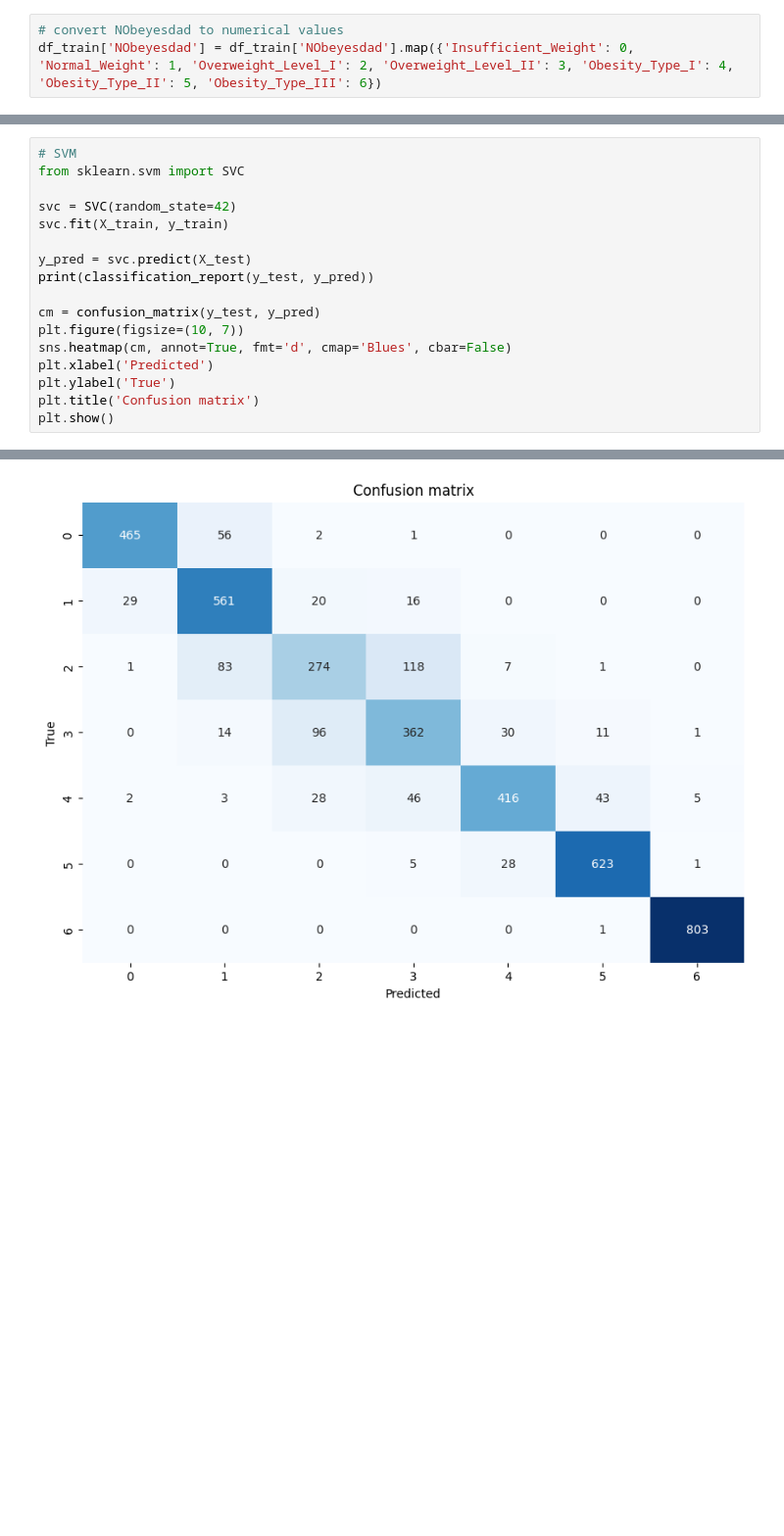
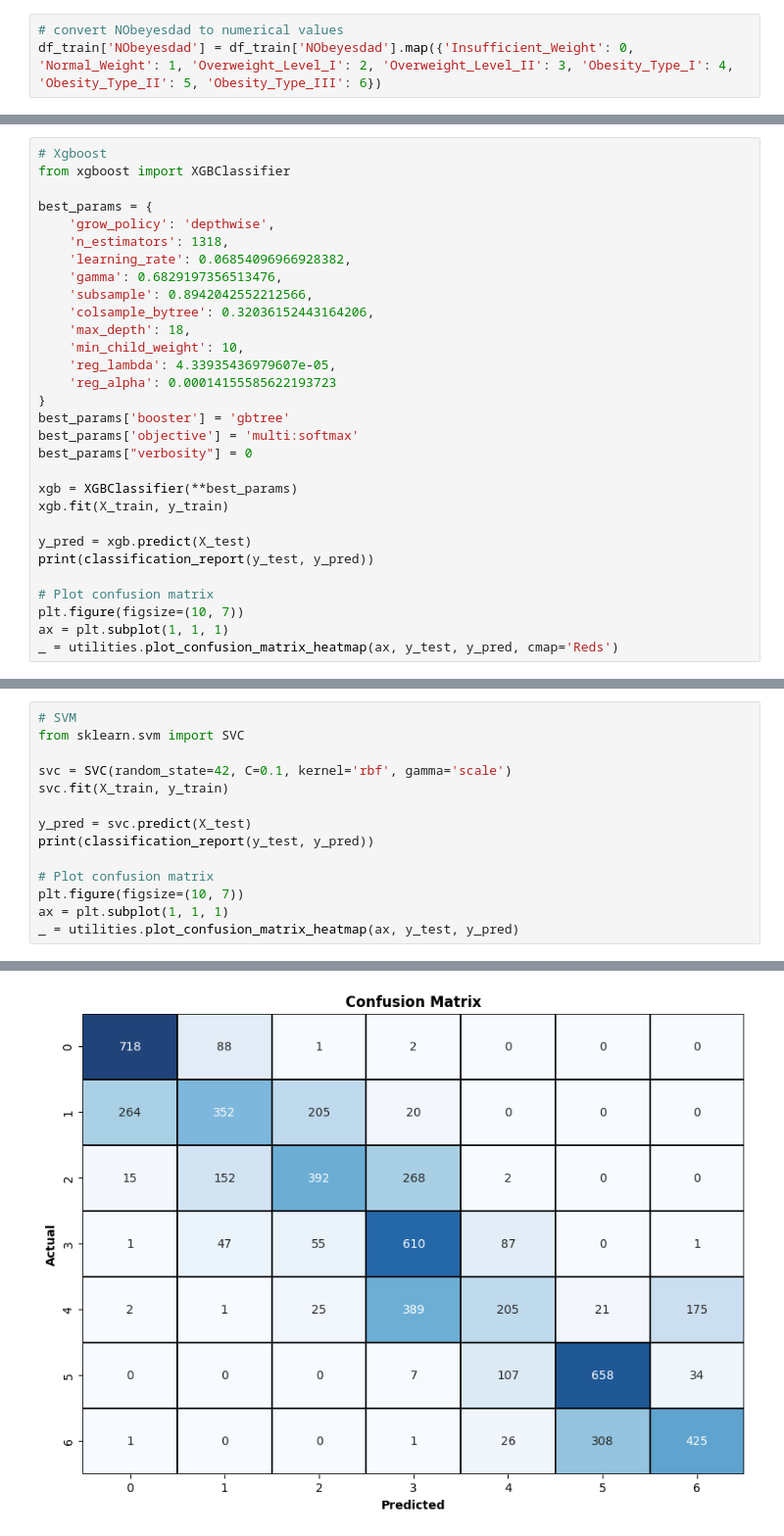
Before and after one commit to ydepledt/kaggle, a Jupyter notebook: obesity/multiclass_weight.ipynb, the cells around one changed output, grey strips where cells are left out. Shown at 98% size. Drawn from its saved outputs; the diff is of its cells as text; blank space fills up the shorter version.

```diff
--- a/obesity/multiclass_weight.ipynb
+++ b/obesity/multiclass_weight.ipynb
@@ -485,0 +502,30 @@ weighted avg       0.83      0.83      0.83      4152
+# %%
+# Xgboost
+from xgboost import XGBClassifier
+
+best_params = {
+    'grow_policy': 'depthwise',
+    'n_estimators': 1318,
+    'learning_rate': 0.06854096966928382,
+    'gamma': 0.6829197356513476,
+    'subsample': 0.8942042552212566,
+    'colsample_bytree': 0.32036152443164206,
+    'max_depth': 18,
+    'min_child_weight': 10,
+    'reg_lambda': 4.33935436979607e-05,
+    'reg_alpha': 0.00014155585622193723
+}
+best_params['booster'] = 'gbtree'
+best_params['objective'] = 'multi:softmax'
+best_params["verbosity"] = 0
+
+xgb = XGBClassifier(**best_params)
+xgb.fit(X_train, y_train)
+
+y_pred = xgb.predict(X_test)
+print(classification_report(y_test, y_pred))
+
+# Plot confusion matrix
+plt.figure(figsize=(10, 7))
+ax = plt.subplot(1, 1, 1)
+_ = utilities.plot_confusion_matrix_heatmap(ax, y_test, y_pred, cmap='Reds')
@@ -487,19 +548,16 @@ weighted avg       0.83      0.83      0.83      4152
 # SVM
 from sklearn.svm import SVC
 
-svc = SVC(random_state=42)
+svc = SVC(random_state=42, C=0.1, kernel='rbf', gamma='scale')
 svc.fit(X_train, y_train)
 
 y_pred = svc.predict(X_test)
 print(classification_report(y_test, y_pred))
 
-cm = confusion_matrix(y_test, y_pred)
+# Plot confusion matrix
 plt.figure(figsize=(10, 7))
-sns.heatmap(cm, annot=True, fmt='d', cmap='Blues', cbar=False)
-plt.xlabel('Predicted')
-plt.ylabel('True')
-plt.title('Confusion matrix')
-plt.show()
+ax = plt.subplot(1, 1, 1)
+_ = utilities.plot_confusion_matrix_heatmap(ax, y_test, y_pred)
 # %% [output]
               precision    recall  f1-score   support
 
@@ -517,4 +575,4 @@ weighted avg       0.84      0.84      0.84      4152
-[figure, old version]
+[figure, new version]
 # %%
 # KNN
 from sklearn.neighbors import KNeighborsClassifier
```
Also changed, not shown: parts of 22 cells of this notebook, 1 other file.
